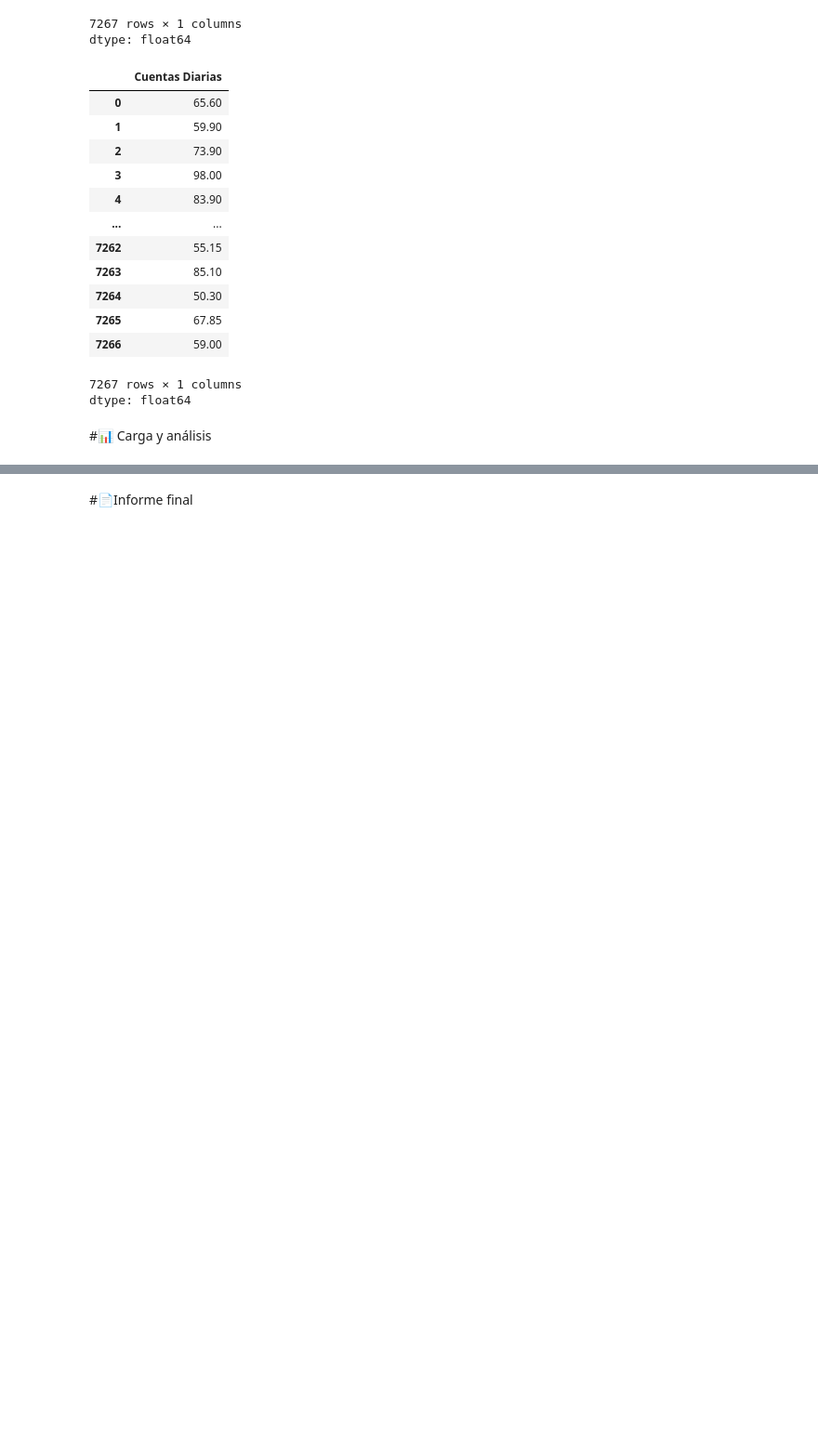
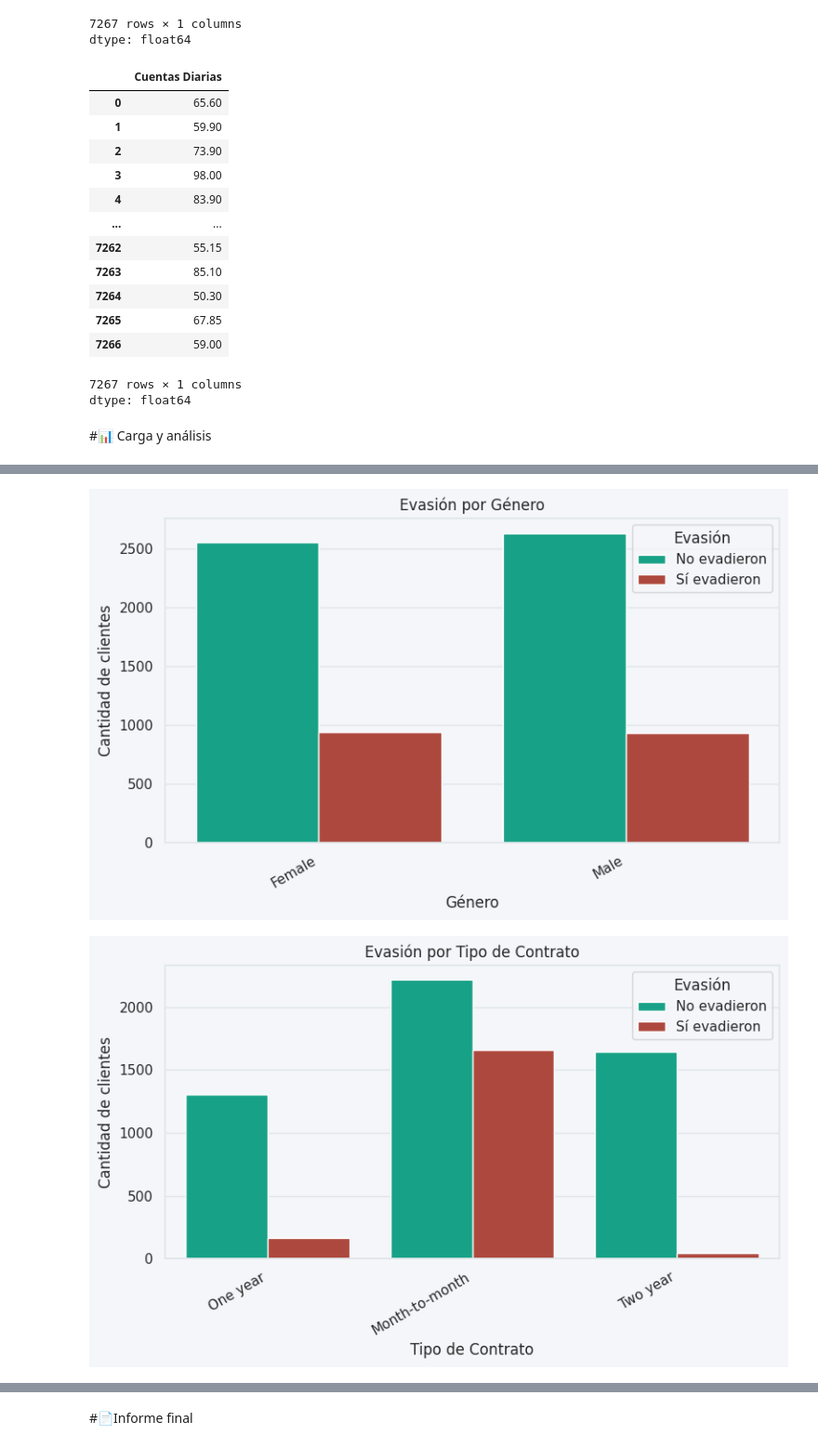
Before and after one commit to Ronaldvarela852/TelecomX_LATAM, a Jupyter notebook: TelecomX_LATAM.ipynb, the cells around one changed output, grey strips where cells are left out. Shown: that part at 93% size. Cells and saved outputs as stored; diff of their text form; code cells hidden in the pictures; blank space fills up the shorter version.

```diff
--- a/TelecomX_LATAM.ipynb
+++ b/TelecomX_LATAM.ipynb
@@ -280,0 +296,32 @@ plt.show()
+# %%
+# Asegúrate de tener definida la paleta antes de esto
+colores_personalizados = {
+    'No': '#00b894',     # Permanece
+    'Yes': '#c0392b'     # Evade
+}
+
+# Lista de variables categóricas a analizar
+variables = ['gender', 'Contract', 'PaymentMethod', 'InternetService', 'Dependents', 'TechSupport']
+nombres_es = {
+    'gender': 'Género',
+    'Contract': 'Tipo de Contrato',
+    'PaymentMethod': 'Método de Pago',
+    'InternetService': 'Tipo de Internet',
+    'Dependents': 'Tiene Dependientes',
+    'TechSupport': 'Soporte Técnico'
+}
+
+# Iterar y graficar cada variable
+for var in variables:
+    plt.figure(figsize=(8, 5))
+    sns.countplot(data=df, x=var, hue='Churn', palette=colores_personalizados)
+    plt.title(f'Evasión por {nombres_es[var]}')
+    plt.xlabel(nombres_es[var])
+    plt.ylabel('Cantidad de clientes')
+    plt.xticks(rotation=30, ha='right')
+    plt.legend(title='Evasión', labels=['No evadieron', 'Sí evadieron'])
+    plt.tight_layout()
+    plt.show()
+# %% [output]
+[figure, added]
+[figure, added]
```
Also changed, not shown: parts of 5 cells of this notebook.
